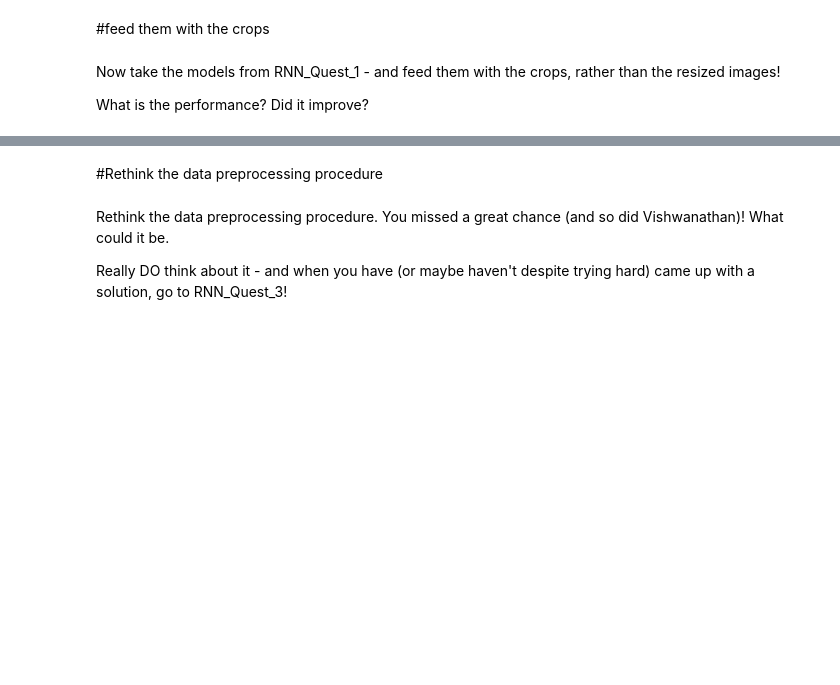
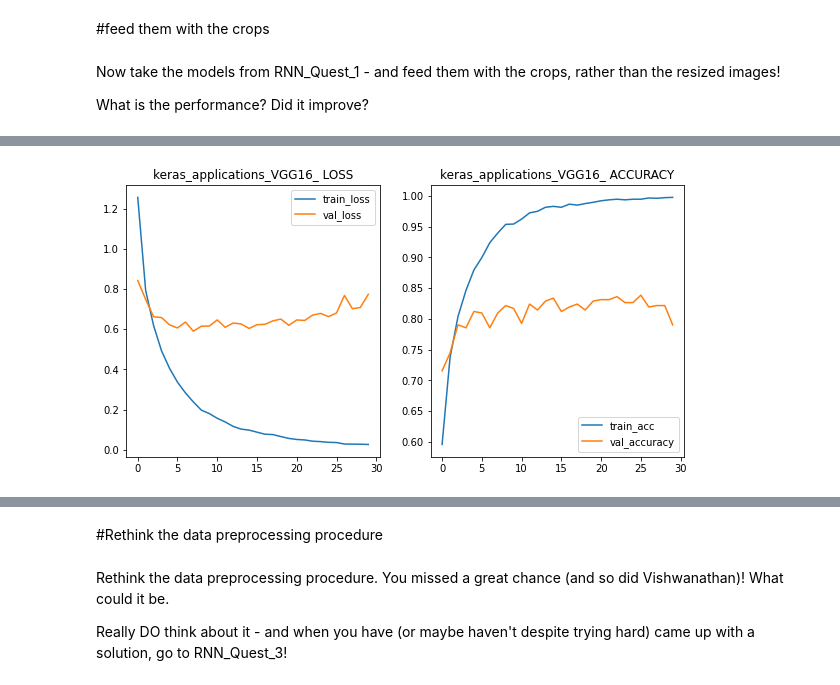
Before and after one commit to martinfinis/HelloCodeSchoolProject, a Jupyter notebook: RNN_Quest_2_Martin.ipynb, the cells around one changed output, grey strips where cells are left out. Cells and saved outputs as stored; diff of their text form; code cells hidden in the pictures; blank space fills up the shorter version.

```diff
--- a/RNN_Quest_2_Martin.ipynb
+++ b/RNN_Quest_2_Martin.ipynb
@@ -654,0 +780,12 @@ What is the performance? Did it improve?
+# %%
+model_vgg16_d.add(Flatten())
+model_vgg16_d.add(Dense(256,activation='relu'))
+model_vgg16_d.add(Dropout(0.5))
+model_vgg16_d.add(Dense(8,activation='softmax'))
+model_vgg16_d.summary()
+# %%
+model_vgg16_d.compile(optimizer=Adam(lr=0.0001),loss='categorical_crossentropy',metrics='accuracy')
+# %%
+mcp_2 = ModelCheckpoint('keras_applications_VGG16', monitor='val_accuracy', save_best_only=True, save_weights_only=False, verbose=1)
+# %%
+history_model_vgg16_d = model_vgg16_d.fit(train_generator,validation_data = valid_generator,epochs=30,callbacks=[mcp_2])
@@ -654,0 +810,4 @@ What is the performance? Did it improve?
+# %%
+history_plot_from_loss_acc(history_model_vgg16_d,'keras_applications_VGG16')
+# %% [output]
+[figure, added]
```
Also changed, not shown: parts of 55 cells of this notebook.
